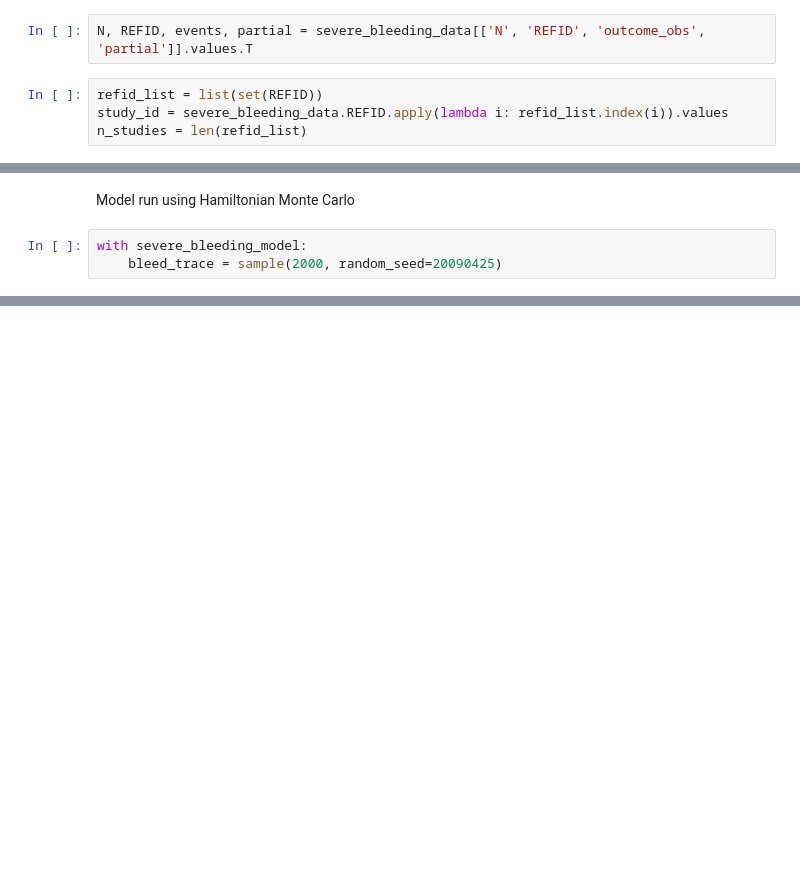
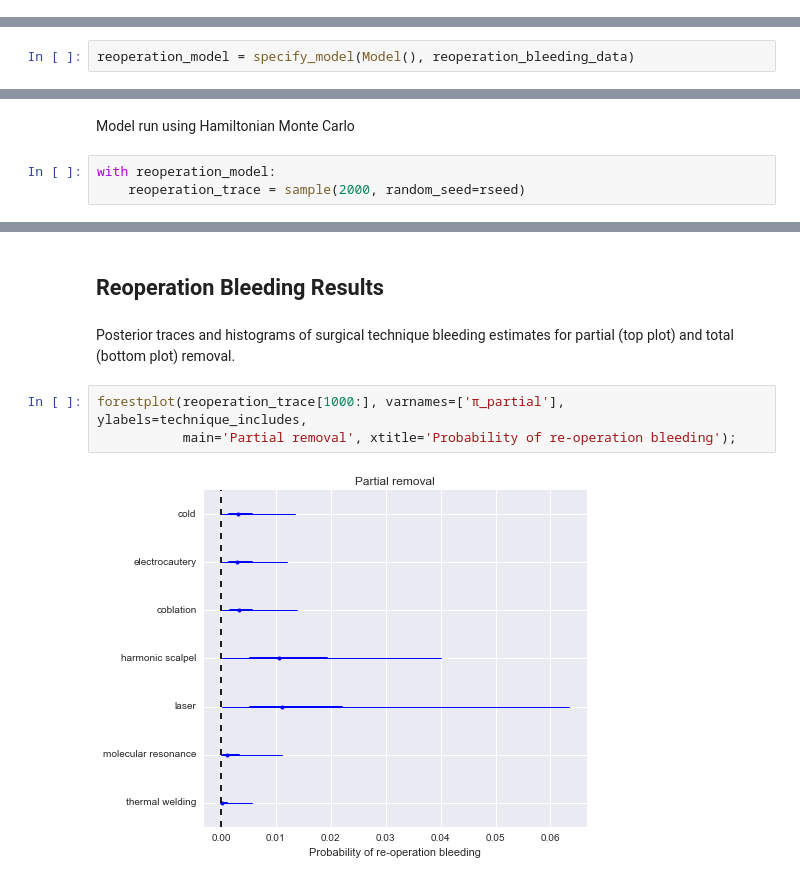
Before and after one commit to VanderbiltPopHealthSci/tonsillectomy_MA, a Jupyter notebook: Bleeding MA.ipynb, the cells around one changed output, grey strips where cells are left out. Saved outputs shown, nothing was run; the diff lists cells and outputs as text; blank space fills up the shorter version.

Commit message:
Updated bleeding MA with surgical technique effects

```diff
--- a/Bleeding MA.ipynb
+++ b/Bleeding MA.ipynb
@@ -125,6 +162,0 @@ Data fields used in analysis
-# %%
-N, REFID, events, partial = severe_bleeding_data[['N', 'REFID', 'outcome_obs', 'partial']].values.T
-# %%
-refid_list = list(set(REFID))
-study_id = severe_bleeding_data.REFID.apply(lambda i: refid_list.index(i)).values
-n_studies = len(refid_list)
@@ -168,0 +210,2 @@ Applied log-transform to σ and added transformed σ_log to model.
+# %%
+reoperation_model = specify_model(Model(), reoperation_bleeding_data)
@@ -169,8 +214,8 @@ Applied log-transform to σ and added transformed σ_log to model.
 # %% [markdown]
 Model run using Hamiltonian Monte Carlo
 # %%
-with severe_bleeding_model:
-    bleed_trace = sample(2000, random_seed=20090425)
+with reoperation_model:
+    reoperation_trace = sample(2000, random_seed=rseed)
 # %% [output]
 Assigned NUTS to θ
 Assigned NUTS to β
@@ -183,0 +264,9 @@ Estimates show total removal by surgery to have approximately a 1.5% chance of s
+# %% [markdown]
+## Reoperation Bleeding Results
+# %% [markdown]
+Posterior traces and histograms of surgical technique bleeding estimates for partial (top plot) and total (bottom plot) removal.
+# %%
+forestplot(reoperation_trace[1000:], varnames=['π_partial'], ylabels=technique_includes,
+           main='Partial removal', xtitle='Probability of re-operation bleeding');
+# %% [output]
+[figure, added]
```
Also changed, not shown: parts of 46 cells of this notebook.
